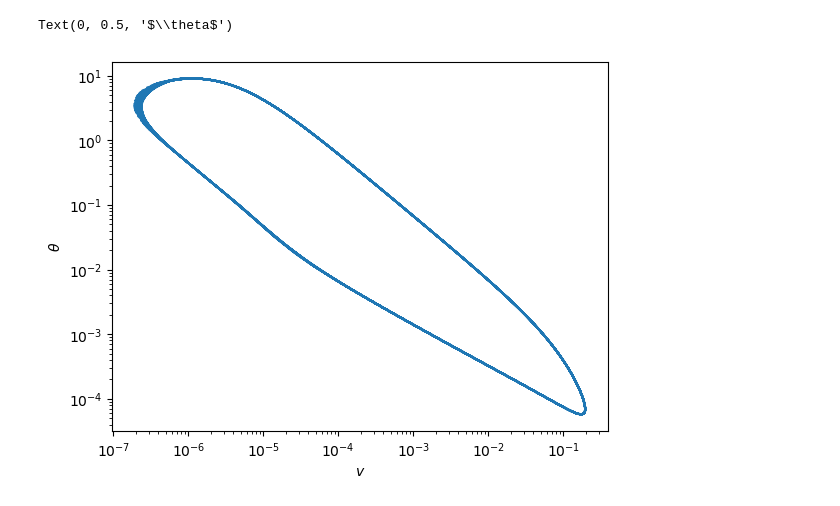
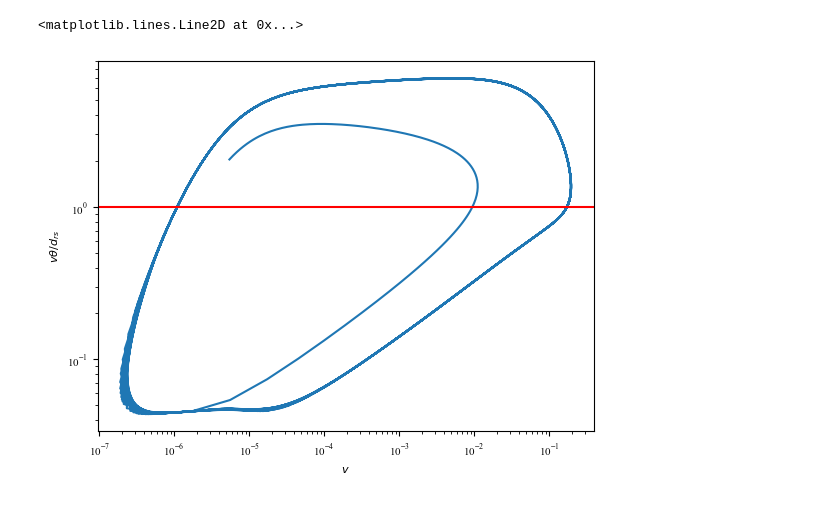
Before and after one commit to hojjatks/ZeroDmodel, a Jupyter notebook: Runme.ipynb, the cells around one changed output. Saved outputs shown, nothing was run; the diff lists cells and outputs as text; code cells hidden in the pictures.

```diff
--- a/Runme.ipynb
+++ b/Runme.ipynb
@@ -11,7 +11,9 @@ sigma=5e6
 a=0.01
 b=0.015
 drs=1e-5
-v0=1.01
+v0=1.01*vpl
 theta0=drs/vpl
 u0=np.array([v0,theta0])
+dt_const=1e-6
+
 problem=ZeroDQuasidynamic(Tmax,u0,a,b,sigma,drs,G,cs,vpl)
@@ -57,10 +66,12 @@ ax1.set_xlim(right=150)
 # %%
 fig, (ax1)=plt.subplots(1,1)
-ax1.plot(u[1000:,0],u[1000:,1])
+
+ax1.plot(u[1000:,0],u[1000:,1]*u[1000:,0]/drs)
 ax1.set_xscale('log')
 ax1.set_yscale('log')
 ax1.set_xlabel(r'$v$')
-ax1.set_ylabel(r'$\theta$')
+ax1.set_ylabel(r'$v\theta/d_{rs}$')
+ax1.axhline(1,color='r')
 # %% [output]
-Text(0, 0.5, '$\\theta$')
+<matplotlib.lines.Line2D at 0x...>
-[figure, old version]
+[figure, new version]
```
Also changed, not shown: parts of 16 cells of this notebook, 1 other file.
